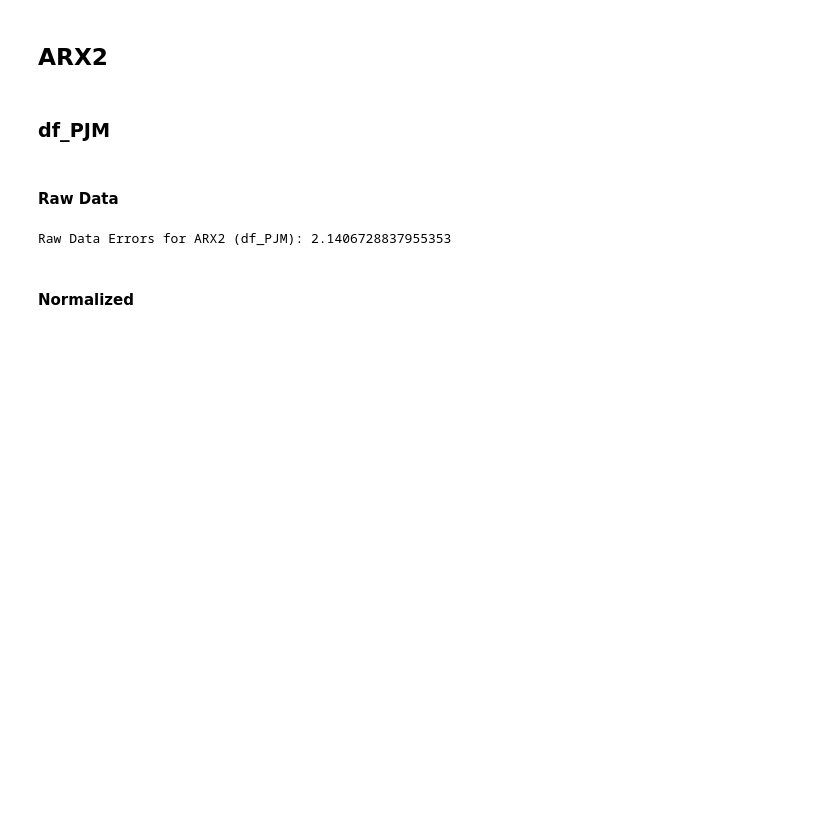
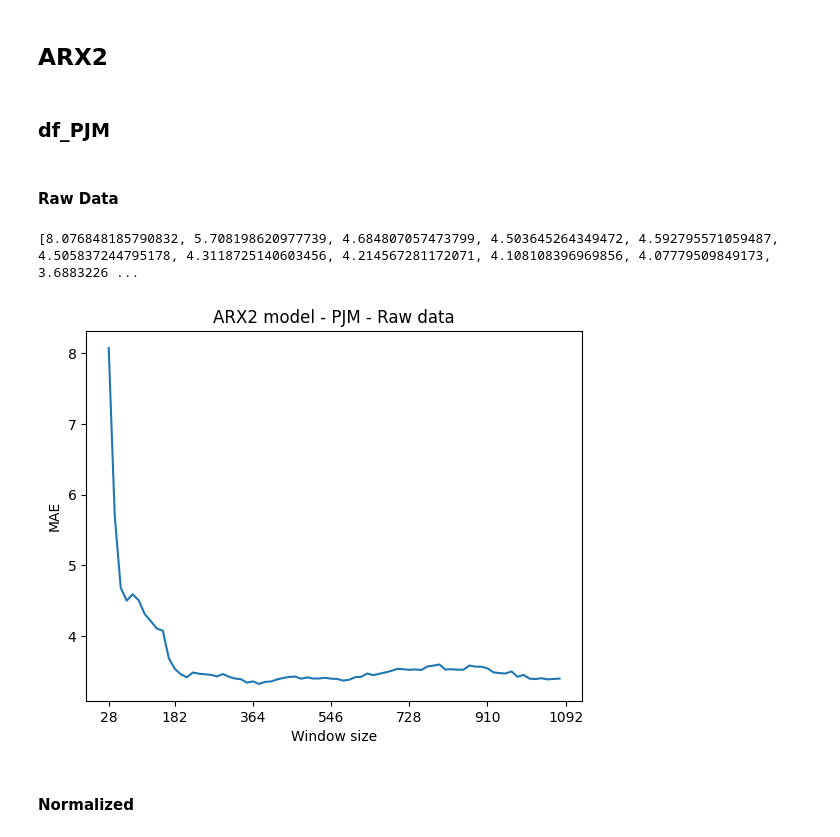
Before and after one commit to piovesanaedoardo/Project_Predictive-Analytics, a Jupyter notebook: main.ipynb, the cells around one changed output. Saved outputs shown, nothing was run; the diff lists cells and outputs as text; code cells hidden in the pictures; blank space fills up the shorter version.

```diff
--- a/main.ipynb
+++ b/main.ipynb
@@ -375,13 +378,13 @@ Normalized Errors for ARX1 (df_NP2018_complete): 1.548312338888184
 # %%
 load = df_PJM["rto load forecast"]
 df_PJM["for_d_1"] = df_PJM["comed price"].shift(1)
-errors = []
-errors_mean = []
 
-window_list = list(range(35, 1093, 7))
+errors_mean_ARX2_PJM_Raw = []
+
 
 T = 28
-for w in window_list:
+for T in range(28,1092,14):
+    errors = []
     for h in range(24):
         p_hour = df_PJM.loc[h::24,'comed price'].values # hourly data selection
         exogenos = df_PJM.loc[h::24,'rto load forecast'].values
@@ -391,40 +394,35 @@ for w in window_list:
         for_d_1 = df_PJM.loc[h::24,'for_d_1'].values
         h_errors = []
         # Initialize an empty list to store the forecasts
         forecasts = []
-        for day in range(T, w):
+        for day in range(T, len(price)//24):
                 cal_data = price[(day-T):day].values # calibration data
 
                 Y = cal_data[7:T]
                 X1 = cal_data[6:T-1]
                 X2 = cal_data[5:T-2]
                 X3 = cal_data[0:T-7]
                 X4 = c_d_min[7:T]
                 X5 = c_d_max[7:T]  #C_d_h
                 X6 = for_d_1[7:T] # c_d-1_24
                 X7 = exogenos[7:T]
                 X8 = weekday[7:T]
                 X0 = np.ones(np.size(X1))
                 X = np.stack([X0,X1,X2, X3,X4,X5, X6, X7, X8],axis = 1)
                 betas = np.dot(np.linalg.inv(np.dot(X.T,X)), np.dot(X.T,Y))
                 X_fut = np.array([1,cal_data[T-1],cal_data[T-2],cal_data[T-7],c_d_min[day], c_d_max[day], for_d_1[day], exogenos[day],weekday[day]])
 
                 forecast = np.dot(X_fut,betas)
                 forecasts.append(forecast)
 
                 real = price[day]
                 err = real - forecast
                 errors1 = (np.abs(err))
                 errors.append(errors1)
 
-    errors_mean.append(np.mean(errors))
+    errors_mean_ARX2_PJM_Raw.append(np.mean(errors))
 
-print(errors_mean)
-
-plt.plot(window_list, errors_mean)
-plt.xlabel('Window size')
-plt.ylabel('MAE')
-plt.title('MAE vs Window size')
-plt.show()
+print(errors_mean_ARX2_PJM_Raw)
 # %% [output]
-Raw Data Errors for ARX2 (df_PJM): 2.1406728837955353
+[8.076848185790832, 5.708198620977739, 4.684807057473799, 4.503645264349472, 4.592795571059487, 4.505837244795178, 4.3118725140603456, 4.214567281172071, 4.108108396969856, 4.07779509849173, 3.6883226 ...
+[figure, added]
```
Also changed, not shown: parts of 23 cells of this notebook, 1 other file.
